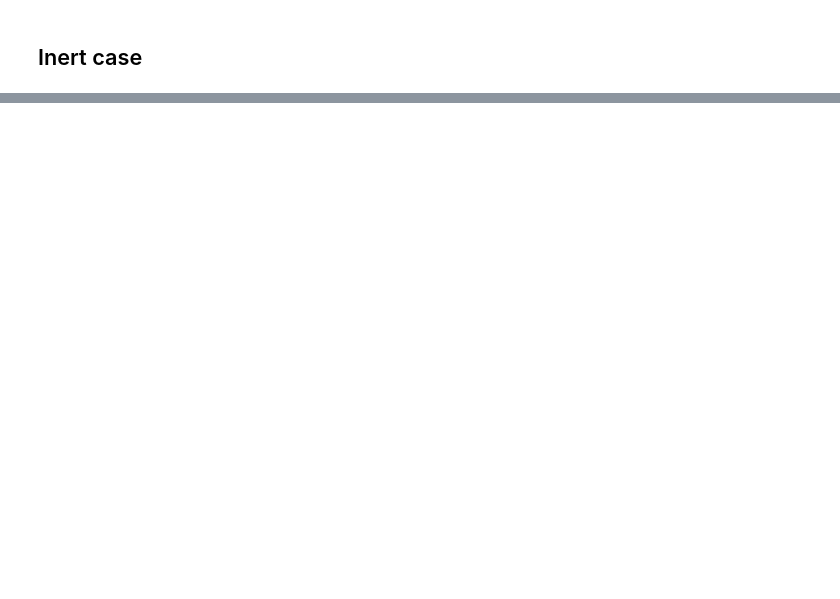
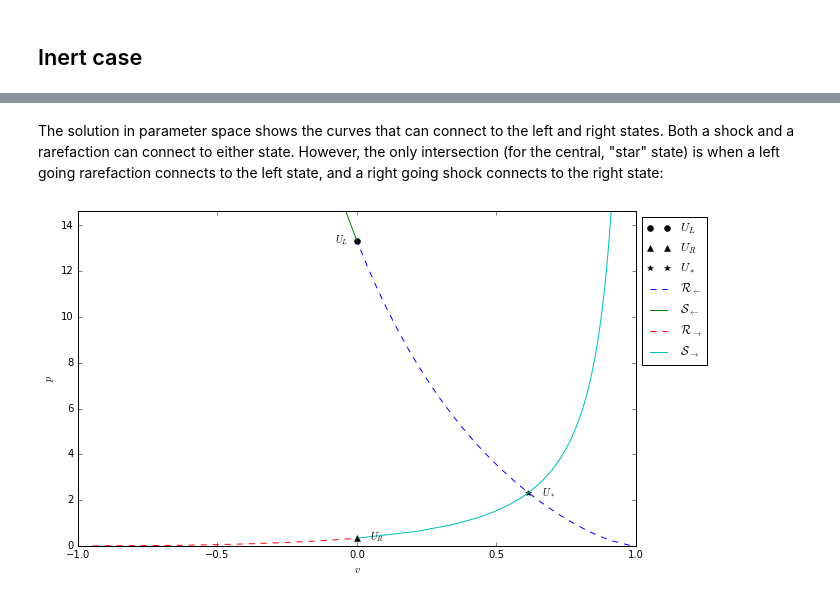
Before and after one commit to harpolea/r3d2, a Jupyter notebook: docs/p_v_plots.ipynb, the cells around one changed output, grey strips where cells are left out. Cells and saved outputs as stored; diff of their text form; code cells hidden in the pictures; blank space fills up the shorter version.

```diff
--- a/docs/p_v_plots.ipynb
+++ b/docs/p_v_plots.ipynb
@@ -180,0 +27,8 @@ display_png(test_1_rp)
+# %% [markdown]
+The solution in parameter space shows the curves that can connect to the left and right states. Both a shock and a rarefaction can connect to either state. However, the only intersection (for the central, "star" state) is when a left going rarefaction connects to the left state, and a right going shock connects to the right state:
+# %%
+fig = pyplot.figure(figsize=(10,6))
+ax = fig.add_subplot(111)
+utils.plot_P_v(test_1_rp, ax, fig)
+# %% [output]
+[figure, added]
```
Also changed, not shown: parts of 26 cells of this notebook, 2 other files.
